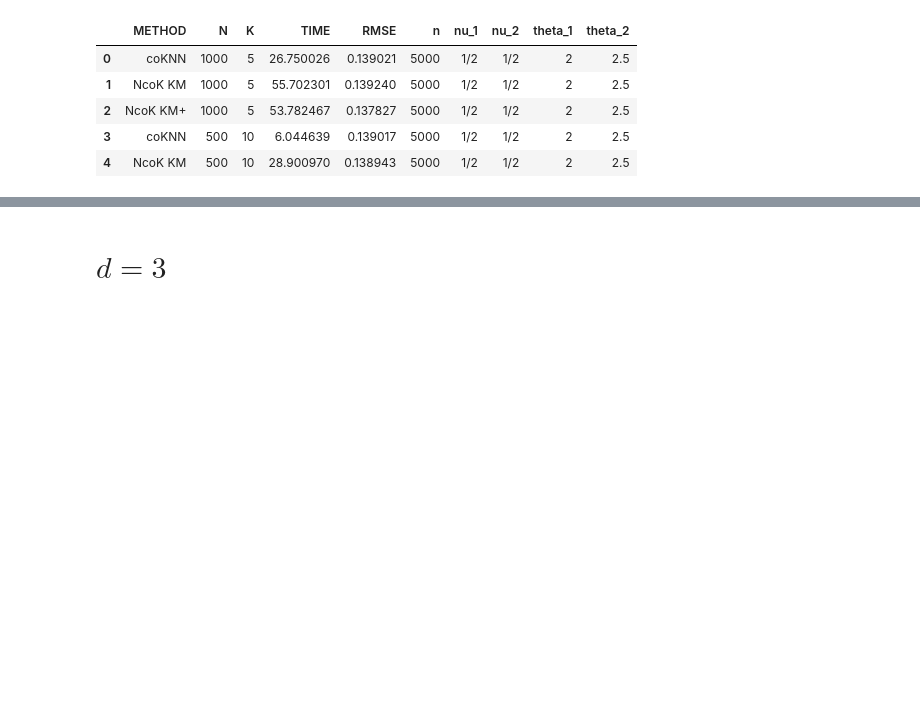
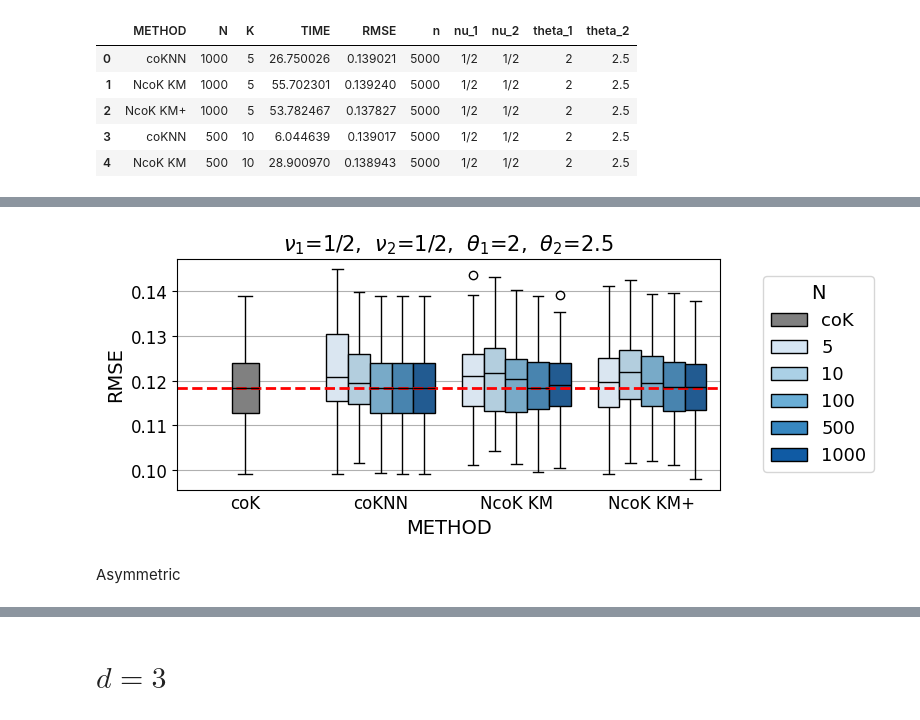
Before and after one commit to AlejandroVillazonG/NestedCoKriging, a Jupyter notebook: graficos.ipynb, the cells around one changed output, grey strips where cells are left out. Cells and saved outputs as stored; diff of their text form; code cells hidden in the pictures; blank space fills up the shorter version.

```diff
--- a/graficos.ipynb
+++ b/graficos.ipynb
@@ -38,6 +66,16 @@ def boxplots_2(data, title=''):
     plt.title(title)
     plt.axhline(data[data['METHOD'] == 'coK']['RMSE'].median(), ls='--', c='r', lw=1)
     plt.grid(axis='y', zorder=1);
+# %%
+import matplotlib.patches as mpatches
+legend_elements_1 = [
+    mpatches.Patch(facecolor='gray', edgecolor='k', label='coK'),
+    mpatches.Patch(facecolor=sns.color_palette("Blues", 5)[0], edgecolor='k', label='5'),
+    mpatches.Patch(facecolor=sns.color_palette("Blues", 5)[1], edgecolor='k', label='10'),
+    mpatches.Patch(facecolor=sns.color_palette("Blues", 5)[2], edgecolor='k', label='100'),
+    mpatches.Patch(facecolor=sns.color_palette("Blues", 5)[3], edgecolor='k', label='500'),
+    mpatches.Patch(facecolor=sns.color_palette("Blues", 5)[4], edgecolor='k', label='1000'),
+]
 # %% [markdown]
 # $d=2$
 # %%
@@ -81,0 +126,19 @@ for key, group in groups:
+# %%
+plt.figure(figsize=(7,3))
+for i, (key, group) in enumerate(groups):
+    title = f'$\\nu_1$={key[1]},  $\\nu_2$={key[2]},  $\\theta_1$={key[3]},  $\\theta_2$={key[4]}'
+    boxplots_1(group, plt.gca(), title)
+    plt.ylabel('RMSE', fontsize=14)
+    plt.xlabel('METHOD', fontsize=14)
+    break
+
+plt.legend(handles=legend_elements_1, loc='center right',
+           title='N', bbox_to_anchor=(1.3, 0.5),
+           fontsize=13, title_fontsize=14
+           )
+
+plt.savefig(f'boxplots_{d}_2.png', dpi=200, bbox_inches='tight')
+# %% [output]
+[figure, added]
+# %% [markdown]
+Asymmetric
```
Also changed, not shown: parts of 15 cells of this notebook.
